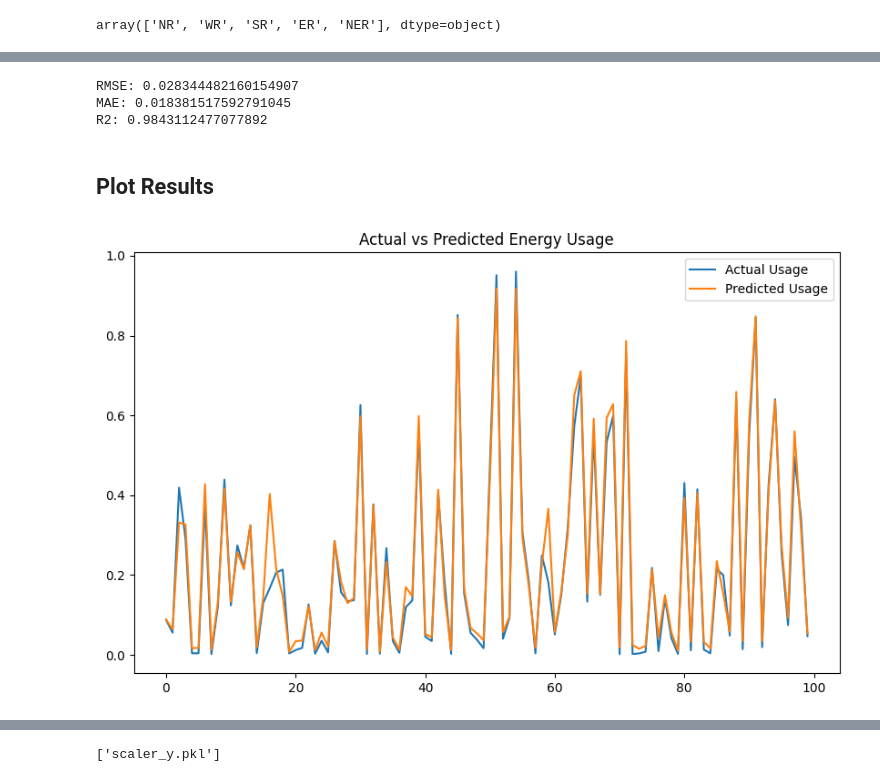
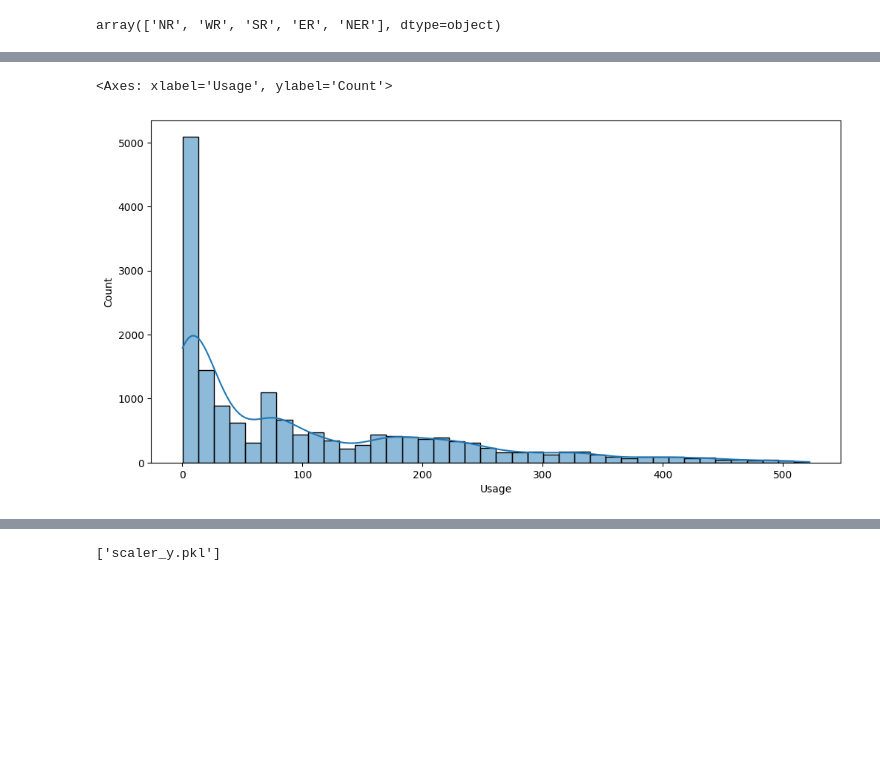
Before and after one commit to sujeetgund/energy-consumption-forecasting, a Jupyter notebook: energy-consumption-forecasting.ipynb, the cells around one changed output, grey strips where cells are left out. Cells and saved outputs as stored; diff of their text form; code cells hidden in the pictures; blank space fills up the shorter version.

```diff
--- a/energy-consumption-forecasting.ipynb
+++ b/energy-consumption-forecasting.ipynb
@@ -96,8 +97,3 @@ df.to_csv('short-energy-consumption-1-day', index=False)
 df['Regions'].unique()
 # %% [output]
 array(['NR', 'WR', 'SR', 'ER', 'NER'], dtype=object)
-# %%
-# Check energy usage over time
-plt.figure(figsize=(12, 6))
-df.set_index('Dates')['Usage'].plot(figsize=(12, 6), title="Energy Usage Over Time")
-plt.show()
@@ -106,5 +99,0 @@ plt.show()
-# %%
-# Convert columns to categorical dtype
-categorical_cols = ['States', 'Regions']
-for col in categorical_cols:
-    df[col] = df[col].astype('category')
@@ -330,27 +99,0 @@ y_test_rescaled = y_test_rescaled.flatten()
-# %%
-from sklearn.metrics import mean_squared_error, mean_absolute_error, r2_score
-
-rmse = np.sqrt(mean_squared_error(y_test_rescaled, y_pred_rescaled))
-mae = mean_absolute_error(y_test_rescaled, y_pred_rescaled)
-r2 = r2_score(y_test_rescaled, y_pred_rescaled)
-
-print(f"RMSE: {rmse}")
-print(f"MAE: {mae}")
-print(f"R2: {r2}")
-# %% [output]
-RMSE: 0.028344482160154907
-MAE: 0.018381517592791045
-R2: 0.9843112477077892
-# %% [markdown]
-## Plot Results
-# %%
-import matplotlib.pyplot as plt
-
-plt.figure(figsize=(10, 6))
-plt.plot(y_test_rescaled[:100], label="Actual Usage")
-plt.plot(y_pred_rescaled[:100], label="Predicted Usage")
-plt.legend()
-plt.title("Actual vs Predicted Energy Usage")
-plt.show()
-# %% [output]
-[figure, removed]
@@ -359,0 +100,9 @@ model.save("lstm_energy_forecasting.h5")
+# %%
+# Check energy usage over time
+plt.figure(figsize=(12, 6))
+usage_df = df.set_index('Dates')['Usage']
+
+sns.histplot(data=usage_df, kde=True)
+# %% [output]
+<Axes: xlabel='Usage', ylabel='Count'>
+[figure, added]
```
Also changed, not shown: parts of 46 cells of this notebook.
